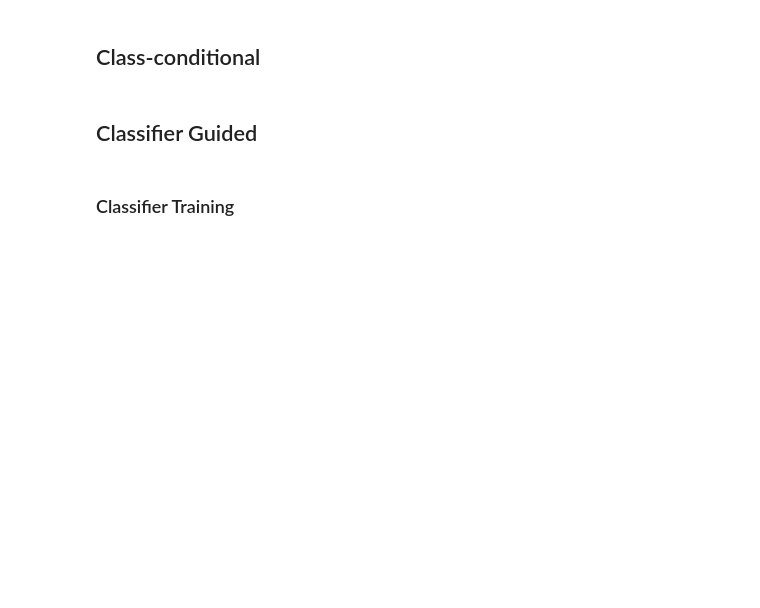
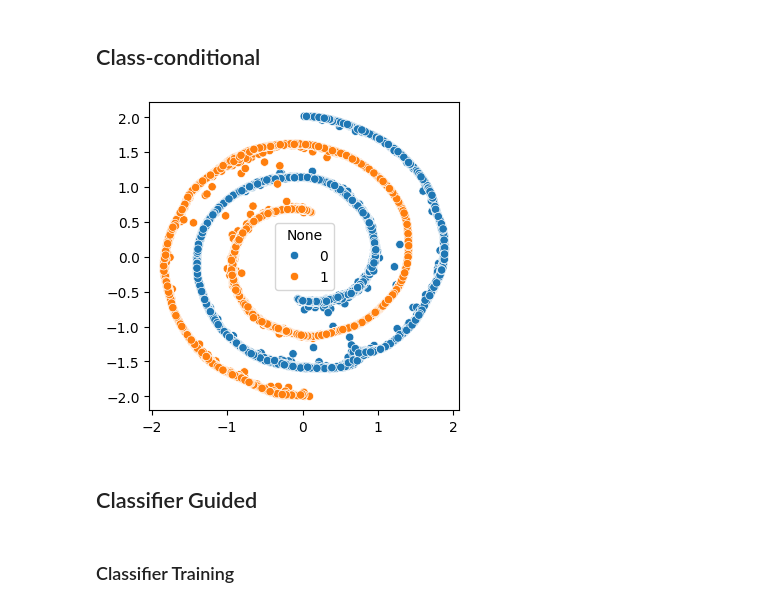
Before and after one commit to daniil-shlenskii/PFGMPP, a Jupyter notebook: run/toy.ipynb, the cells around one changed output. Drawn from its saved outputs; the diff is of its cells as text; code cells hidden in the pictures; blank space fills up the shorter version.

```diff
--- a/run/toy.ipynb
+++ b/run/toy.ipynb
@@ -231,23 +265,25 @@ pfgmpp_trainer = PFGMPPTrainer(
     loss_fn=loss_fn,
 )
 # %%
-n_epochs = 10
+n_epochs = 100
 sample_every = 10_000
 
 for _ in range(n_epochs):
     clear_output()
     gens =  generate(pfgmpp=pfgmpp, net=net, sample_size=N_GENS, label=LABELS.to(DEVICE))
     plt.figure(figsize=(4, 4))
     sns.scatterplot(x=gens[:, 0], y=gens[:, 1], hue=LABELS)
     plt.xlabel(""); plt.ylabel("")
     plt.show()
 
     pfgmpp_trainer.train(
         train_loader=train_loader,
         n_iters=sample_every,
         log_every=5_000,
-        # save_path=os.path.join(CONDITIONAL_DIR, f"{int(POWER)}.pt"),
+        save_path=os.path.join(CONDITIONAL_DIR, f"{int(POWER)}.pt"),
     )
+# %% [output]
+[figure, added]
 # %% [markdown]
 ## Classifier Guided
 # %% [markdown]
```
Also changed, not shown: parts of 7 cells of this notebook, 1 other file.
